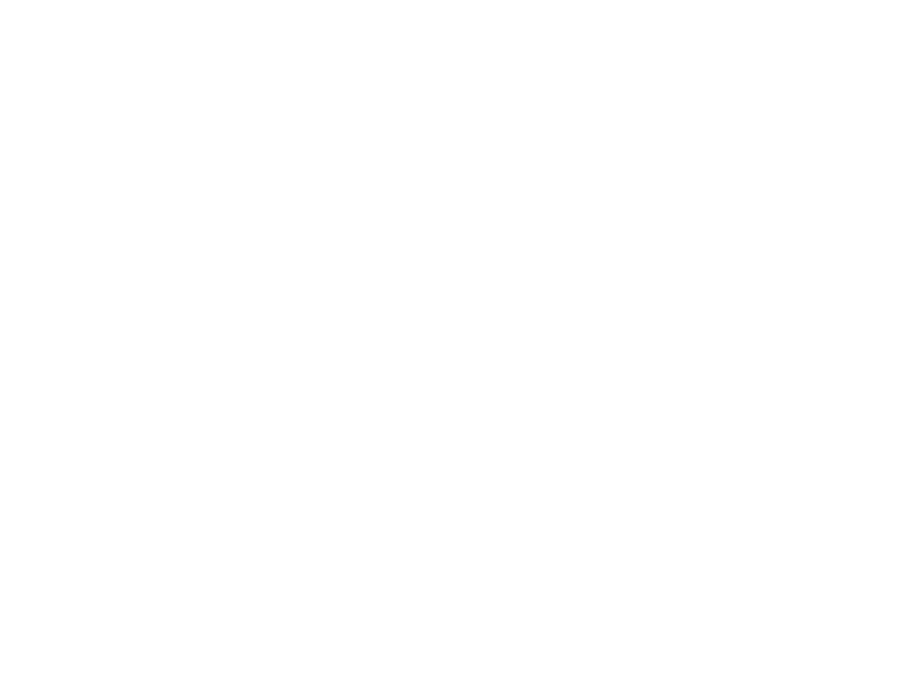
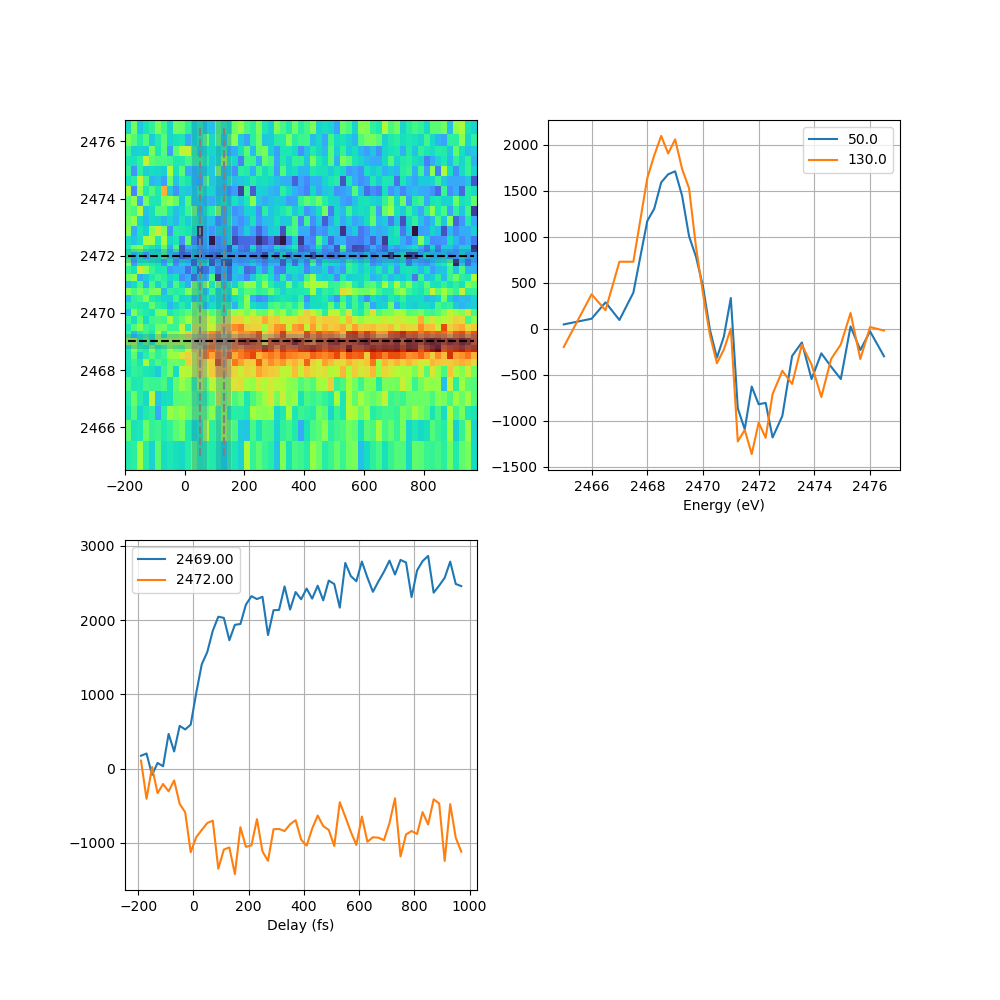
The change to this notebook cell's code, shown as a diff; its figure went from the first image to the second:
--- before
+++ after
@@ -1,4 +1,6 @@
-energylist = [2470.0, 2471.7, 2472.5,  2475.5]
-delayslist = [0, 25, 50, 100, 200, 500, 800]
+#energylist = [2470.0, 2471.7, 2472.5,  2475.5]
+#delayslist = [0, 25, 50, 100, 200, 500, 800]
+energylist = [2469, 2472]
+delayslist = [50, 130]
 
-fig, axes = plotter.TwoD_scans_lineouts(data_plot1, meta, energylist, delayslist, 50, 0.5)#, vmin=-0.02, vmax=0.02)
+fig, axes = plotter.TwoD_scans_lineouts(data_plot1, meta, energylist, delayslist, delay_int=50, energy_int = 0.5, figsize=(10,10))#, vmin=-0.02, vmax=0.02)

Commit: Updated after Wallick (p23085) exp